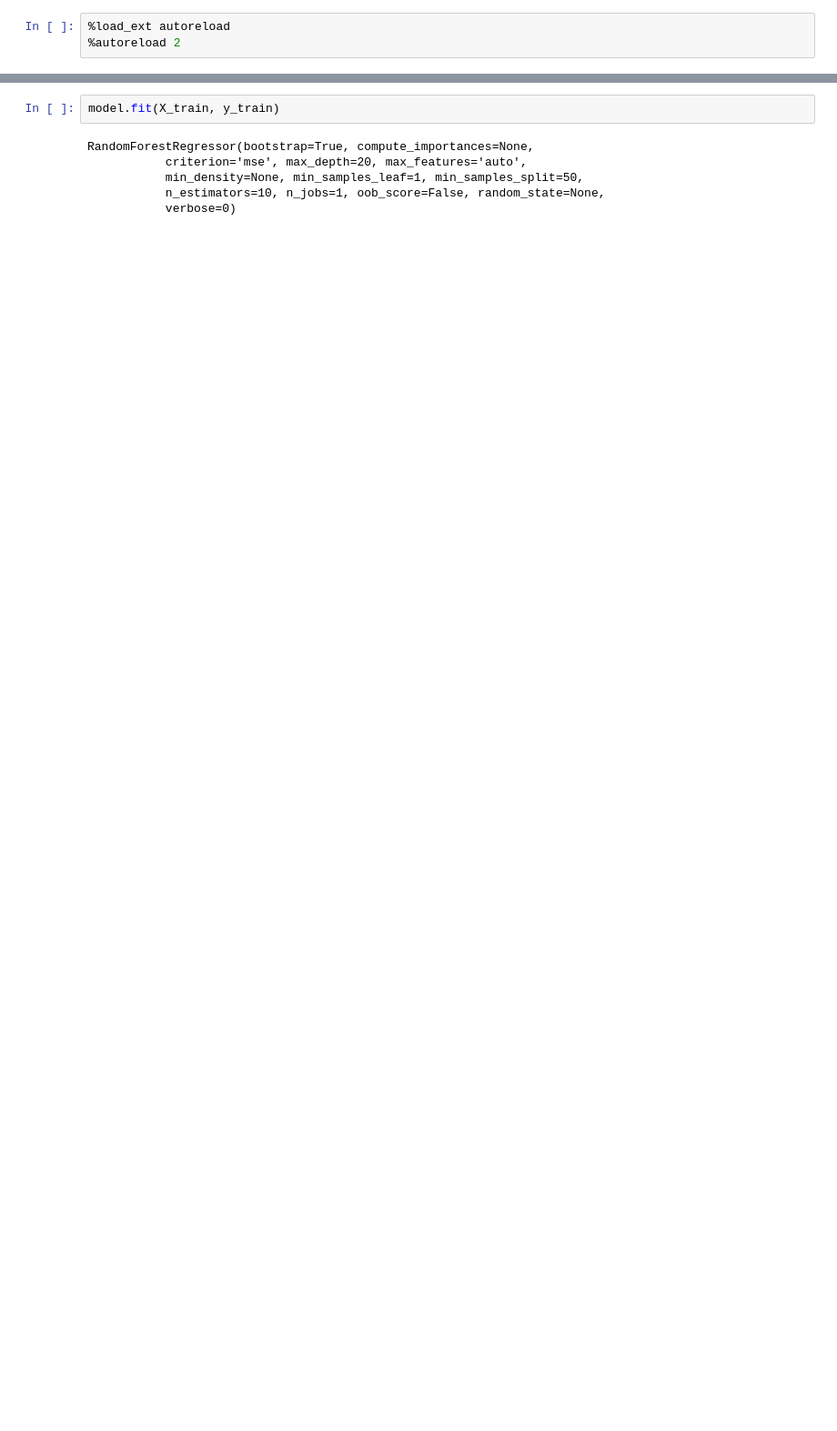
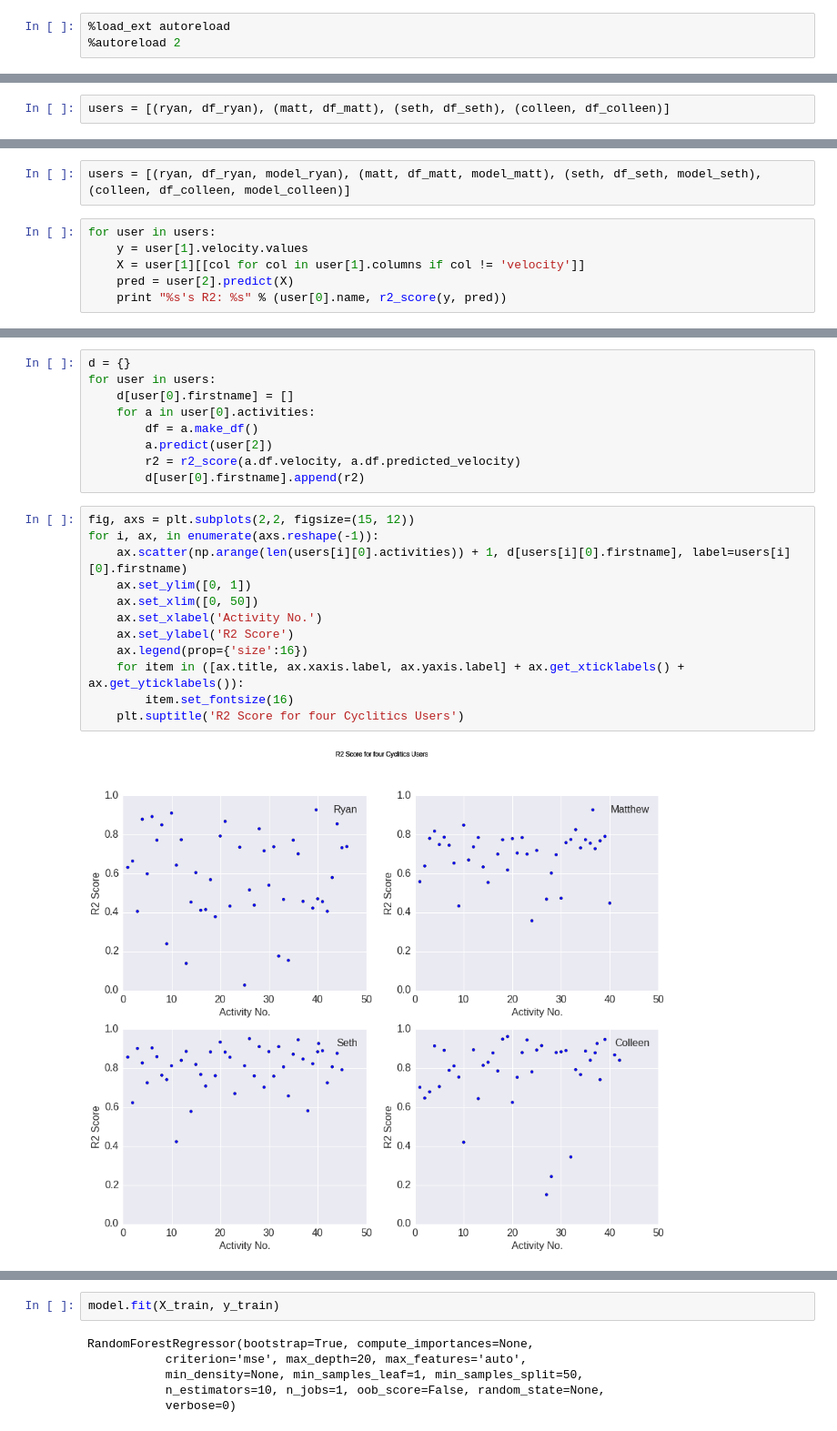
Before and after one commit to sethah/CycleAnalysis, a Jupyter notebook: webapp/model validation.ipynb, the cells around one changed output, grey strips where cells are left out. Shown at 91% size. Drawn from its saved outputs; the diff is of its cells as text; blank space fills up the shorter version.

Commit message:
some model validations tuff

```diff
--- a/webapp/model validation.ipynb
+++ b/webapp/model validation.ipynb
@@ -126,0 +33,2 @@ X_train, X_test, y_train, y_test = train_test_split(X, y, test_size = 0.3)
+# %%
+users = [(ryan, df_ryan), (matt, df_matt), (seth, df_seth), (colleen, df_colleen)]
@@ -126,0 +65,8 @@ X_train, X_test, y_train, y_test = train_test_split(X, y, test_size = 0.3)
+# %%
+users = [(ryan, df_ryan, model_ryan), (matt, df_matt, model_matt), (seth, df_seth, model_seth), (colleen, df_colleen, model_colleen)]
+# %%
+for user in users:
+    y = user[1].velocity.values
+    X = user[1][[col for col in user[1].columns if col != 'velocity']]
+    pred = user[2].predict(X)
+    print "%s's R2: %s" % (user[0].name, r2_score(y, pred))
@@ -126,0 +78,23 @@ X_train, X_test, y_train, y_test = train_test_split(X, y, test_size = 0.3)
+# %%
+d = {}
+for user in users:
+    d[user[0].firstname] = []
+    for a in user[0].activities:
+        df = a.make_df()
+        a.predict(user[2])
+        r2 = r2_score(a.df.velocity, a.df.predicted_velocity)
+        d[user[0].firstname].append(r2)
+# %%
+fig, axs = plt.subplots(2,2, figsize=(15, 12))
+for i, ax, in enumerate(axs.reshape(-1)):
+    ax.scatter(np.arange(len(users[i][0].activities)) + 1, d[users[i][0].firstname], label=users[i][0].firstname)
+    ax.set_ylim([0, 1])
+    ax.set_xlim([0, 50])
+    ax.set_xlabel('Activity No.')
+    ax.set_ylabel('R2 Score')
+    ax.legend(prop={'size':16})
+    for item in ([ax.title, ax.xaxis.label, ax.yaxis.label] + ax.get_xticklabels() + ax.get_yticklabels()):
+        item.set_fontsize(16)
+    plt.suptitle('R2 Score for four Cyclitics Users')
+# %% [output]
+[figure, added]
```
Also changed, not shown: parts of 58 cells of this notebook, 8 other files.
